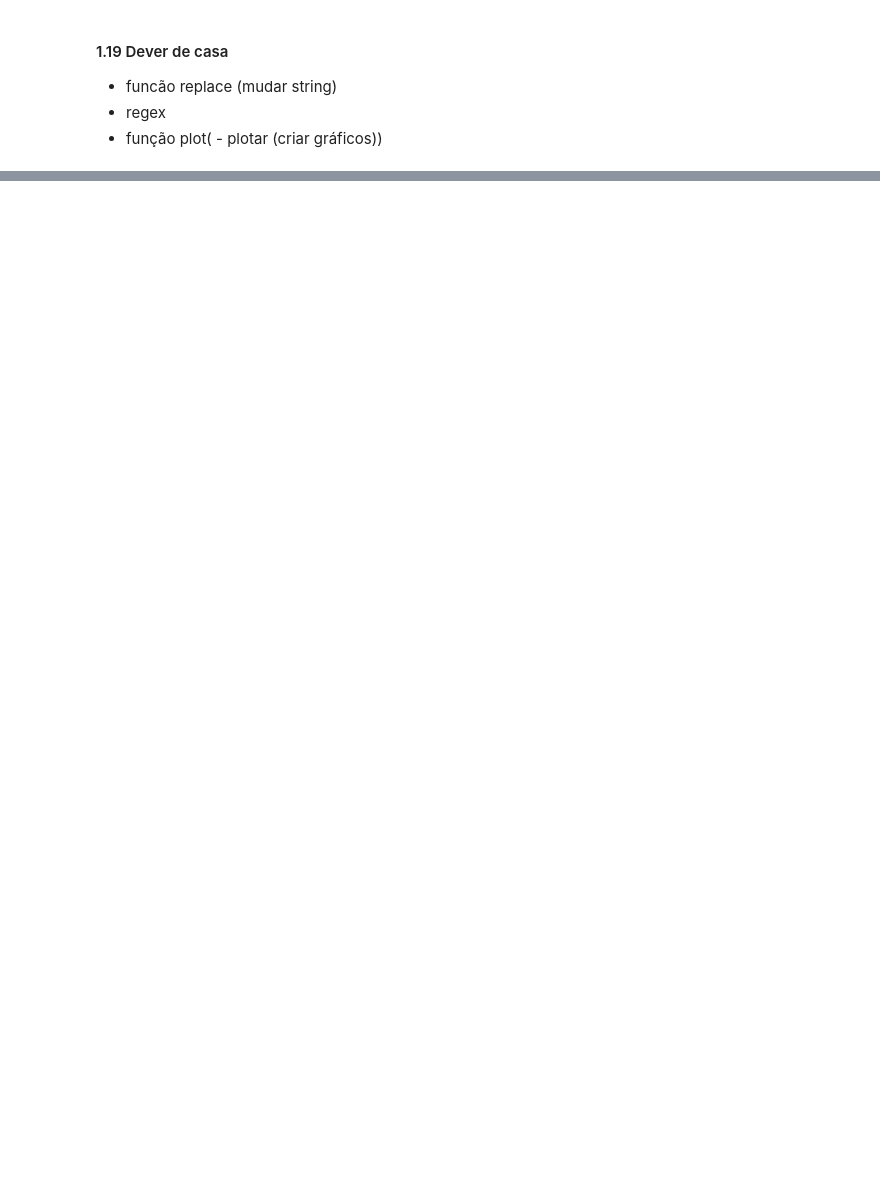
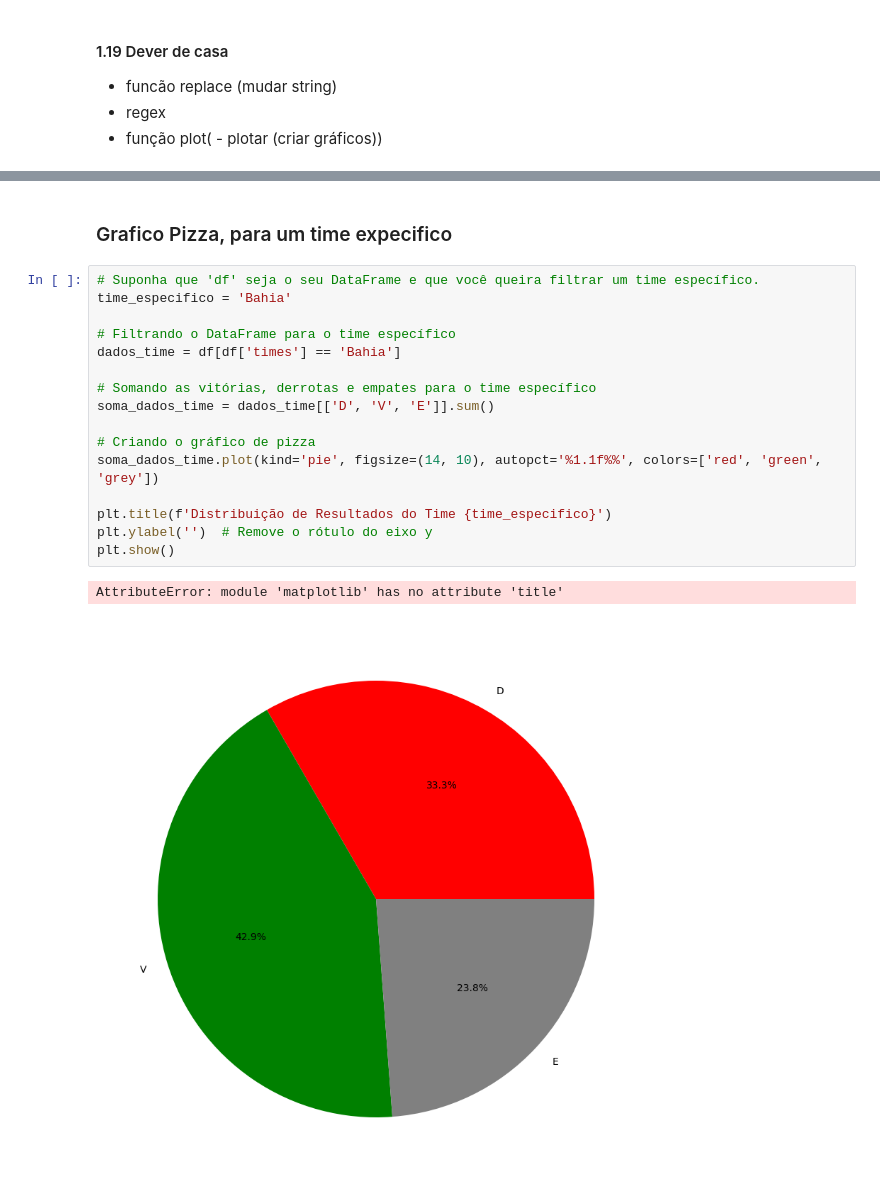
Before and after one commit to GLuizHB/Projeto_Final_Manha, a Jupyter notebook: webscraping.ipynb, the cells around one changed output, grey strips where cells are left out. Saved outputs shown, nothing was run; the diff lists cells and outputs as text; blank space fills up the shorter version.

```diff
--- a/webscraping.ipynb
+++ b/webscraping.ipynb
@@ -286,0 +407,21 @@ df[['time','percentual']]
+# %% [markdown]
+### Grafico Pizza, para um time expecifico
+# %%
+# Suponha que 'df' seja o seu DataFrame e que você queira filtrar um time específico.
+time_especifico = 'Bahia'
+
+# Filtrando o DataFrame para o time específico
+dados_time = df[df['times'] == 'Bahia']
+
+# Somando as vitórias, derrotas e empates para o time específico
+soma_dados_time = dados_time[['D', 'V', 'E']].sum()
+
+# Criando o gráfico de pizza
+soma_dados_time.plot(kind='pie', figsize=(14, 10), autopct='%1.1f%%', colors=['red', 'green', 'grey'])
+
+plt.title(f'Distribuição de Resultados do Time {time_especifico}')
+plt.ylabel('')  # Remove o rótulo do eixo y
+plt.show()
+# %% [output]
+AttributeError: module 'matplotlib' has no attribute 'title'
+[figure, added]
```
Also changed, not shown: parts of 20 cells of this notebook.
